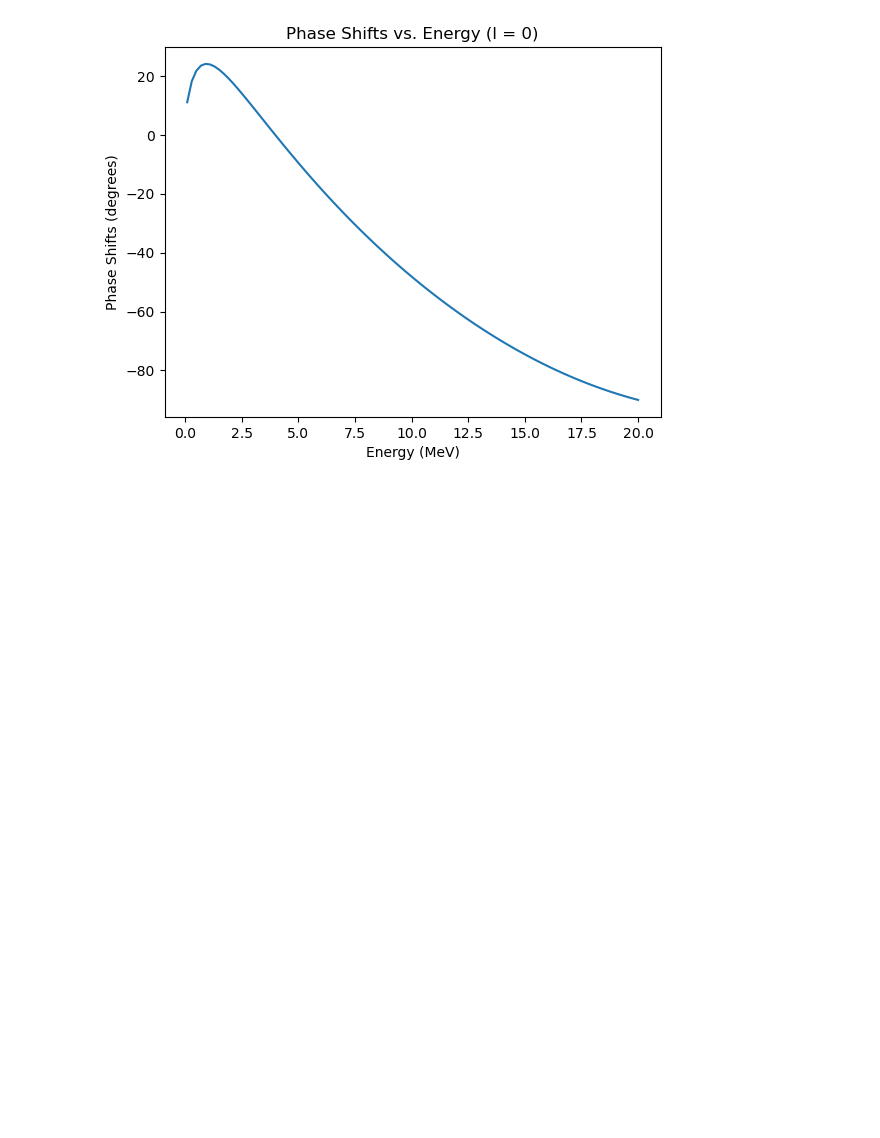
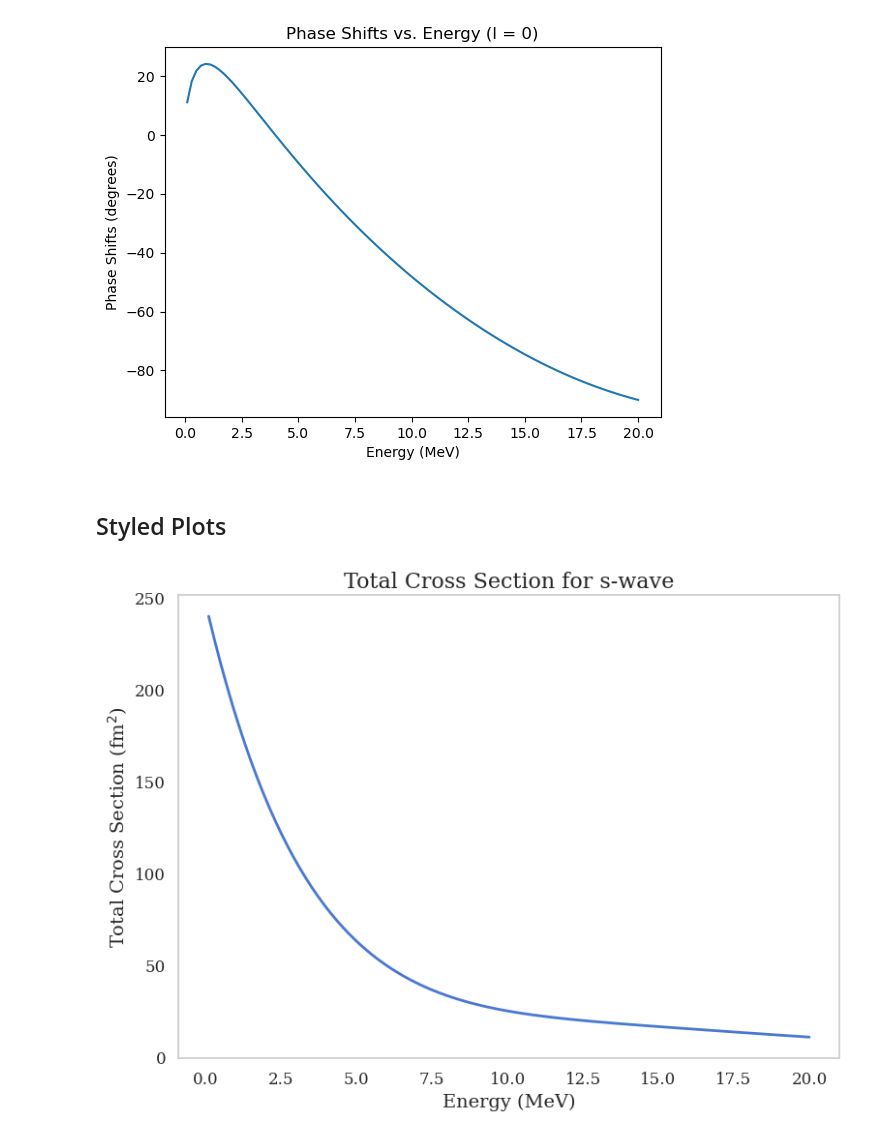
Before and after one commit to LydiaMaz/Scattering-Calculations, a Jupyter notebook: Square Well Potential.ipynb, the cells around one changed output. Drawn from its saved outputs; the diff is of its cells as text; code cells hidden in the pictures; blank space fills up the shorter version.

```diff
--- a/Square Well Potential.ipynb
+++ b/Square Well Potential.ipynb
@@ -81,3 +77,38 @@ plt.title(f"Phase Shifts vs. Energy (l = {l})")
 plt.show()
 # %% [output]
 [figure]
+# %% [markdown]
+## Styled Plots
+# %%
+cross_sections = calculate_total_cross_sections(E_values, l_max)
+
+# Set Seaborn style for a clean and professional look
+sns.set(style="whitegrid", palette="muted")
+
+# Set font properties for a professional look
+mpl.rcParams.update({
+    'font.size': 14,
+    'font.family': 'serif',
+    'axes.titlesize': 16,
+    'axes.labelsize': 14,
+    'xtick.labelsize': 12,
+    'ytick.labelsize': 12,
+    'legend.fontsize': 12,
+})
+
+# Create the Seaborn line plot
+plt.figure(figsize=(8, 6))
+sns.lineplot(x=E_values, y=cross_sections, linewidth=2)
+
+# Customize plot labels and title
+plt.xlabel("Energy (MeV)", fontsize=14)
+plt.ylabel("Total Cross Section (fm$^2$)", fontsize=14)
+plt.title("Total Cross Section for s-wave", fontsize=16)
+
+plt.grid(False)
+
+# Show the plot
+plt.tight_layout()  # Ensures labels and titles fit well
+plt.show()
+# %% [output]
+[figure, added]
```
Also changed, not shown: parts of 5 cells of this notebook.
